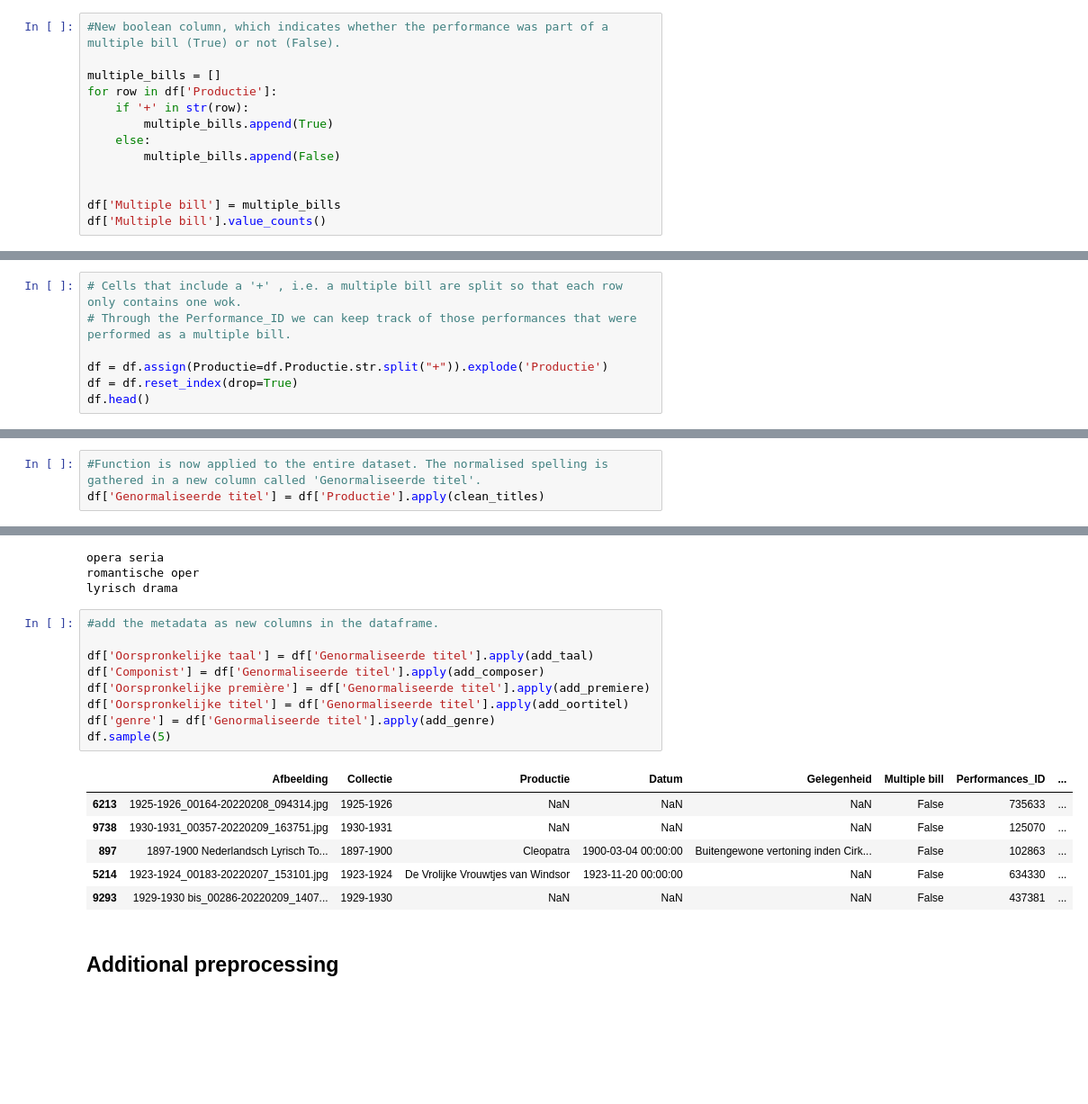
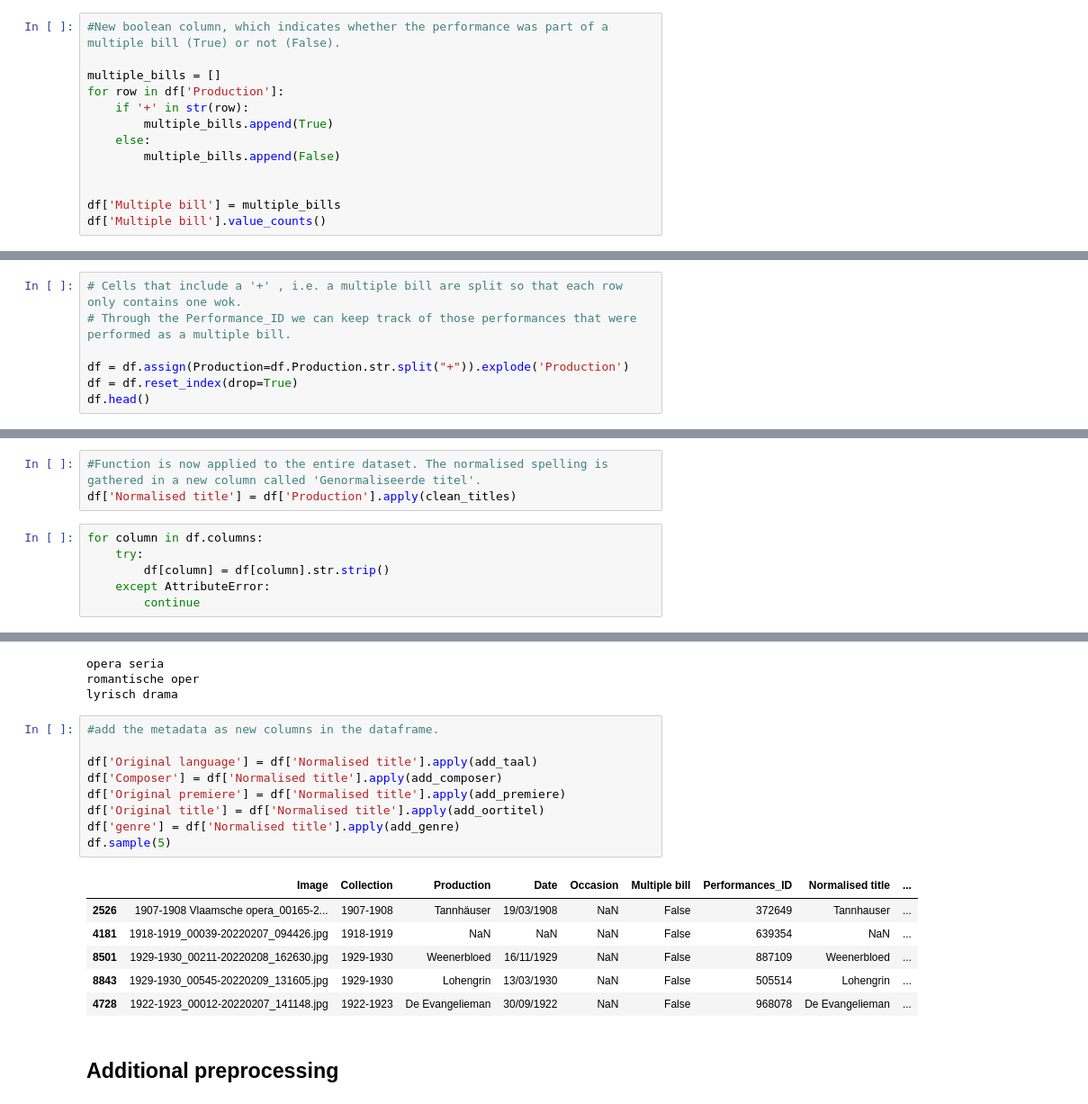
Before and after one commit to MonaDT/OPERA, a Jupyter notebook: notebooks/DF_cleaner.ipynb, the cells around one changed output, grey strips where cells are left out. Shown at 90% size. Drawn from its saved outputs; the diff is of its cells as text; blank space fills up the shorter version.

```diff
--- a/notebooks/DF_cleaner.ipynb
+++ b/notebooks/DF_cleaner.ipynb
@@ -19,7 +24,7 @@ df['Gelegenheid'] = df['Gelegenheid'].str.strip()
 #New boolean column, which indicates whether the performance was part of a multiple bill (True) or not (False).
 
 multiple_bills = []
-for row in df['Productie']:
+for row in df['Production']:
     if '+' in str(row):
         multiple_bills.append(True)
     else:
@@ -41,7 +46,7 @@ df['Performances_ID'] = random.sample(range(100000, 999999), df.shape[0])
 # Cells that include a '+' , i.e. a multiple bill are split so that each row only contains one wok.
 # Through the Performance_ID we can keep track of those performances that were performed as a multiple bill.
 
-df = df.assign(Productie=df.Productie.str.split("+")).explode('Productie')
+df = df.assign(Production=df.Production.str.split("+")).explode('Production')
 df = df.reset_index(drop=True)
 df.head()
 # %% [output]
@@ -139,7 +144,13 @@ Tannhauser
 Madame Butterfly
 # %%
 #Function is now applied to the entire dataset. The normalised spelling is gathered in a new column called 'Genormaliseerde titel'.
-df['Genormaliseerde titel'] = df['Productie'].apply(clean_titles)
+df['Normalised title'] = df['Production'].apply(clean_titles)
+# %%
+for column in df.columns:
+    try:
+        df[column] = df[column].str.strip()
+    except AttributeError:
+        continue
 # %% [markdown]
 ## Add metadata
 # %% [markdown]
@@ -263,19 +274,19 @@ lyrisch drama
 # %%
 #add the metadata as new columns in the dataframe.
 
-df['Oorspronkelijke taal'] = df['Genormaliseerde titel'].apply(add_taal)
-df['Componist'] = df['Genormaliseerde titel'].apply(add_composer)
-df['Oorspronkelijke première'] = df['Genormaliseerde titel'].apply(add_premiere)
-df['Oorspronkelijke titel'] = df['Genormaliseerde titel'].apply(add_oortitel)
-df['genre'] = df['Genormaliseerde titel'].apply(add_genre)
+df['Original language'] = df['Normalised title'].apply(add_taal)
+df['Composer'] = df['Normalised title'].apply(add_composer)
+df['Original premiere'] = df['Normalised title'].apply(add_premiere)
+df['Original title'] = df['Normalised title'].apply(add_oortitel)
+df['genre'] = df['Normalised title'].apply(add_genre)
 df.sample(5)
 # %% [output]
-|  | Afbeelding | Collectie | Productie | Datum | Gelegenheid | Multiple bill | Performances_ID | ... |
-| 6213 | 1925-1926_00164-20220208_094314.jpg | 1925-1926 | NaN | NaN | NaN | False | 735633 | ... |
-| 9738 | 1930-1931_00357-20220209_163751.jpg | 1930-1931 | NaN | NaN | NaN | False | 125070 | ... |
-| 897 | 1897-1900 Nederlandsch Lyrisch To... | 1897-1900 | Cleopatra | 1900-03-04 00:00:00 | Buitengewone vertoning inden Cirk... | False | 102863 | ... |
-| 5214 | 1923-1924_00183-20220207_153101.jpg | 1923-1924 | De Vrolijke Vrouwtjes van Windsor | 1923-11-20 00:00:00 | NaN | False | 634330 | ... |
-| 9293 | 1929-1930 bis_00286-20220209_1407... | 1929-1930 | NaN | NaN | NaN | False | 437381 | ... |
+|  | Image | Collection | Production | Date | Occasion | Multiple bill | Performances_ID | Normalised title | ... |
+| 2526 | 1907-1908 Vlaamsche opera_00165-2... | 1907-1908 | Tannhäuser | 19/03/1908 | NaN | False | 372649 | Tannhauser | ... |
+| 4181 | 1918-1919_00039-20220207_094426.jpg | 1918-1919 | NaN | NaN | NaN | False | 639354 | NaN | ... |
+| 8501 | 1929-1930_00211-20220208_162630.jpg | 1929-1930 | Weenerbloed | 16/11/1929 | NaN | False | 887109 | Weenerbloed | ... |
+| 8843 | 1929-1930_00545-20220209_131605.jpg | 1929-1930 | Lohengrin | 13/03/1930 | NaN | False | 505514 | Lohengrin | ... |
+| 4728 | 1922-1923_00012-20220207_141148.jpg | 1922-1923 | De Evangelieman | 30/09/1922 | NaN | False | 968078 | De Evangelieman | ... |
 # %% [markdown]
 ## Additional preprocessing
 # %%
```
Also changed, not shown: parts of 10 cells of this notebook, 8 other files.
